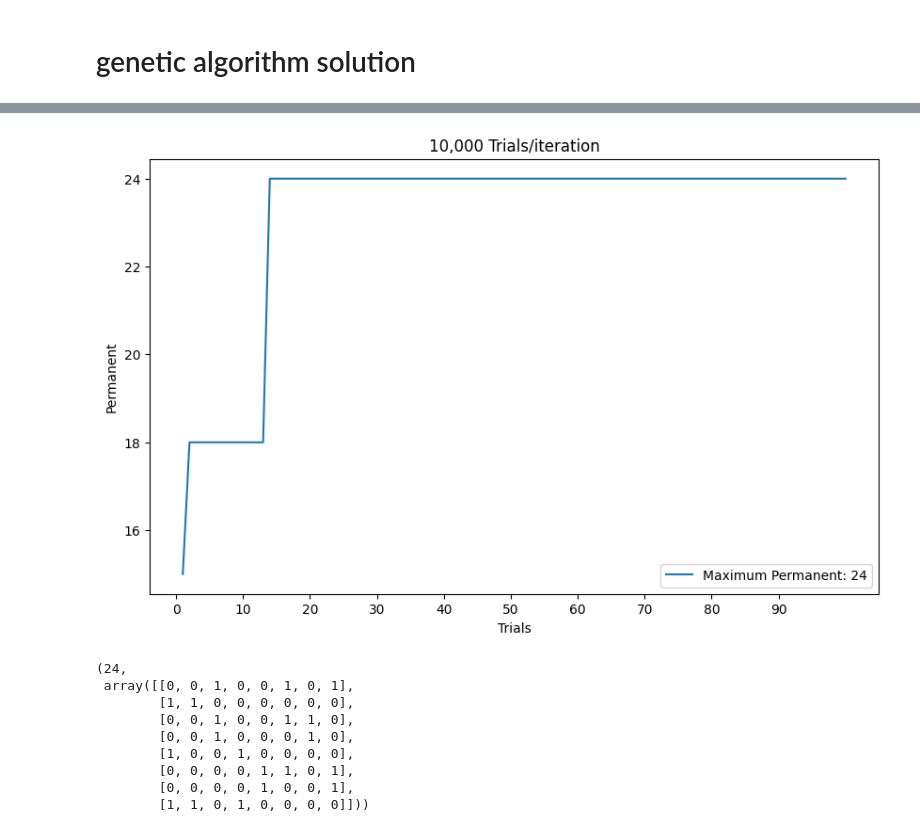
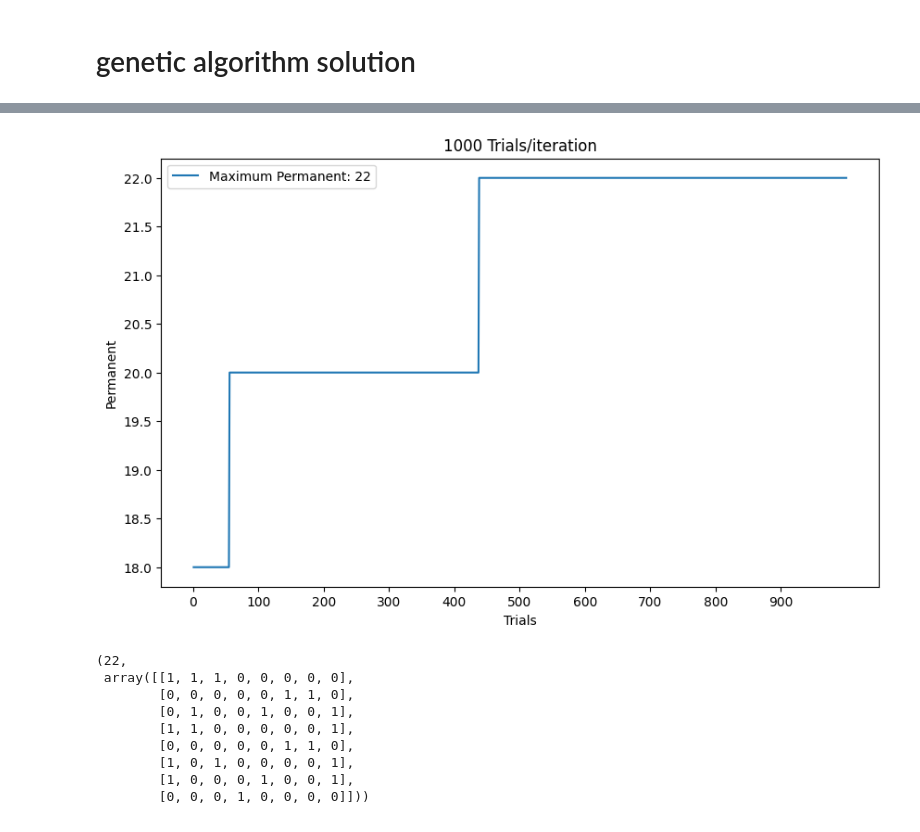
Before and after one commit to michaeledge27/mathModeling, a Jupyter notebook: projects/permanentProblem.ipynb, the cells around one changed output, grey strips where cells are left out. Cells and saved outputs as stored; diff of their text form; code cells hidden in the pictures.

```diff
--- a/projects/permanentProblem.ipynb
+++ b/projects/permanentProblem.ipynb
@@ -262,7 +262,7 @@ def plot_results(perms, trials, maximum):
     plt.xticks(np.arange(0, trials, trials//10))
     plt.xlabel('Trials')
     plt.ylabel('Permanent')
-    plt.title('10,000 Trials/iteration')
+    plt.title('1000 Trials/iteration')
     plt.show()
 # %%
 def simulation(trials):
@@ -270,7 +270,7 @@ def simulation(trials):
     old_max = 0
     plot_values = []
     for i in range(trials):
-        current_max, matrix = max_perm(10000)
+        current_max, matrix = max_perm(1000)
         if current_max > old_max:
             old_max = current_max
             permanent_values.append((current_max, matrix))
@@ -279,15 +279,15 @@ def simulation(trials):
     plot_results(plot_values, trials, maximum[0])
     return maximum
 # %%
-simulation(100)
+simulation(1000)
 # %% [output]
-[figure, old version]
+[figure, new version]
-(24,
- array([[0, 0, 1, 0, 0, 1, 0, 1],
-        [1, 1, 0, 0, 0, 0, 0, 0],
-        [0, 0, 1, 0, 0, 1, 1, 0],
-        [0, 0, 1, 0, 0, 0, 1, 0],
-        [1, 0, 0, 1, 0, 0, 0, 0],
-        [0, 0, 0, 0, 1, 1, 0, 1],
-        [0, 0, 0, 0, 1, 0, 0, 1],
-        [1, 1, 0, 1, 0, 0, 0, 0]]))
+(22,
+ array([[1, 1, 1, 0, 0, 0, 0, 0],
+        [0, 0, 0, 0, 0, 1, 1, 0],
+        [0, 1, 0, 0, 1, 0, 0, 1],
+        [1, 1, 0, 0, 0, 0, 0, 1],
+        [0, 0, 0, 0, 0, 1, 1, 0],
+        [1, 0, 1, 0, 0, 0, 0, 1],
+        [1, 0, 0, 0, 1, 0, 0, 1],
+        [0, 0, 0, 1, 0, 0, 0, 0]]))
```
Also changed, not shown: parts of 4 cells of this notebook.
